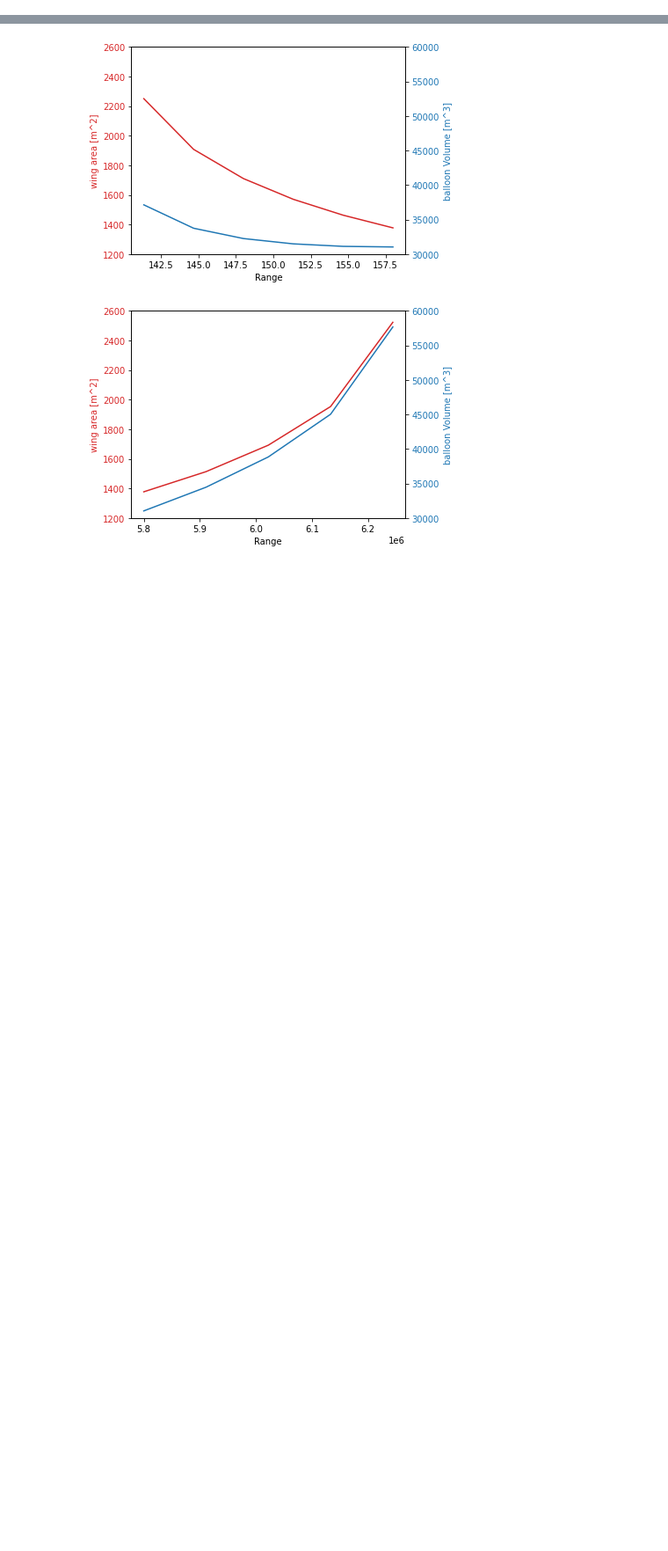
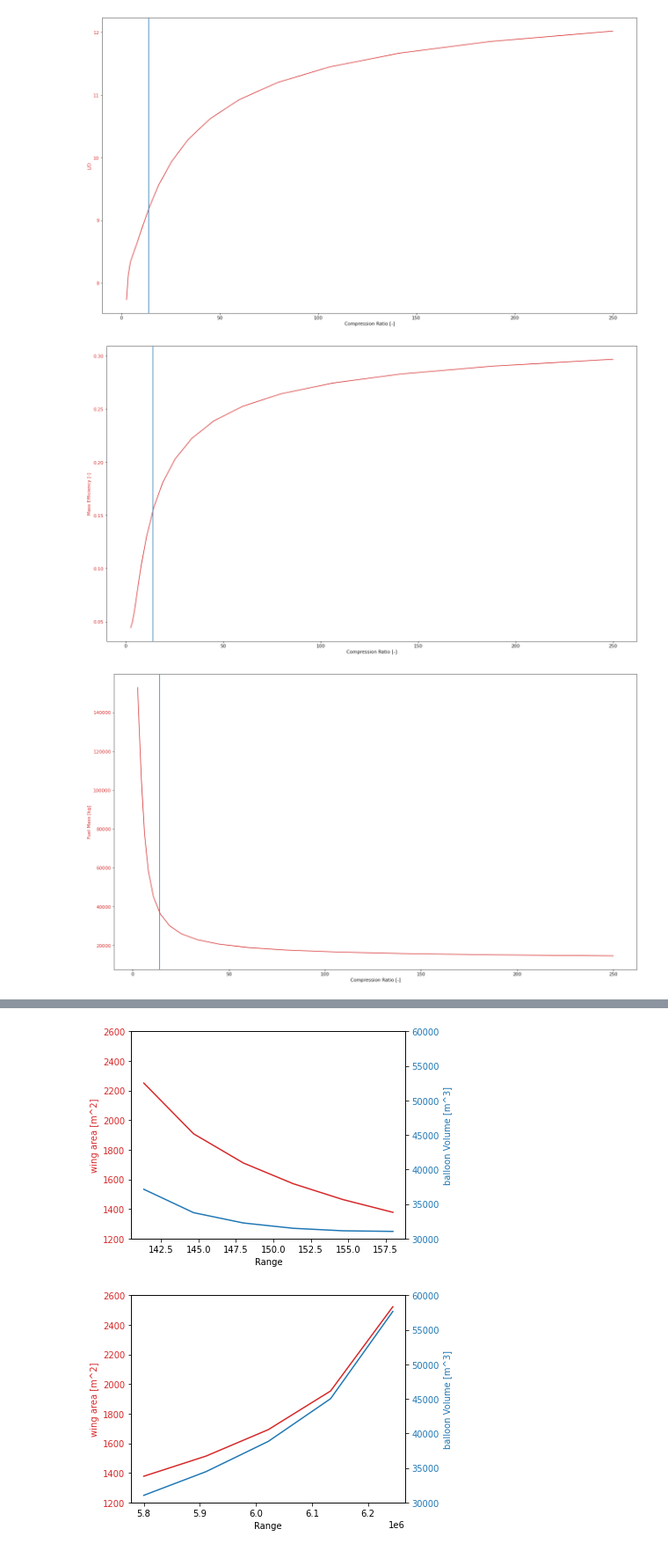
Before and after one commit to sashalikesplanes/AircraftPrelimenaryDesignTool, a Jupyter notebook: DataExploration.ipynb, the cells around one changed output, grey strips where cells are left out. Shown: that part at 88% size. Drawn from its saved outputs; the diff is of its cells as text; code cells hidden in the pictures; blank space fills up the shorter version.

```diff
--- a/DataExploration.ipynb
+++ b/DataExploration.ipynb
@@ -71,0 +58,6 @@ plot_1_thing(dataVaryCR["compressionRatio"], dataVaryCR["fuelMass"], "Fuel Mass
+# %%
+plot_several(dataVaryCR)
+# %% [output]
+[figure, added]
+[figure, added]
+[figure, added]
```
Also changed, not shown: parts of 10 cells of this notebook, 7 other files.
